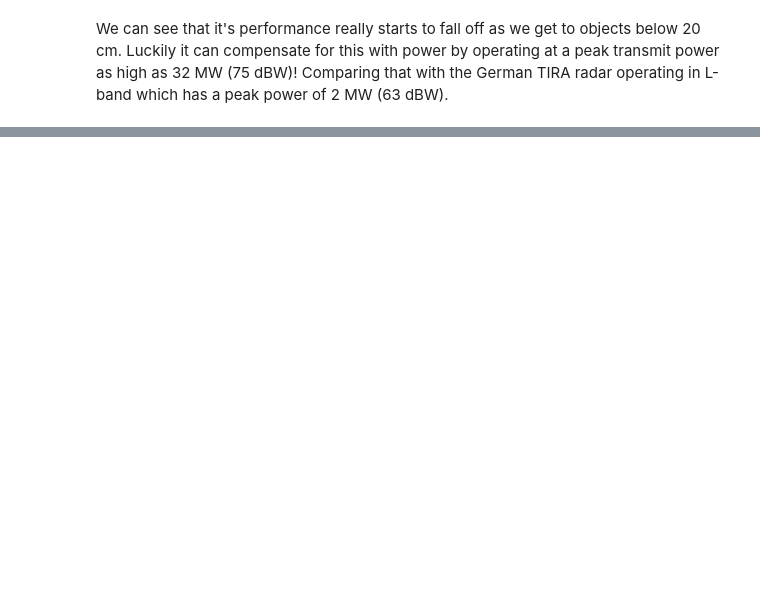
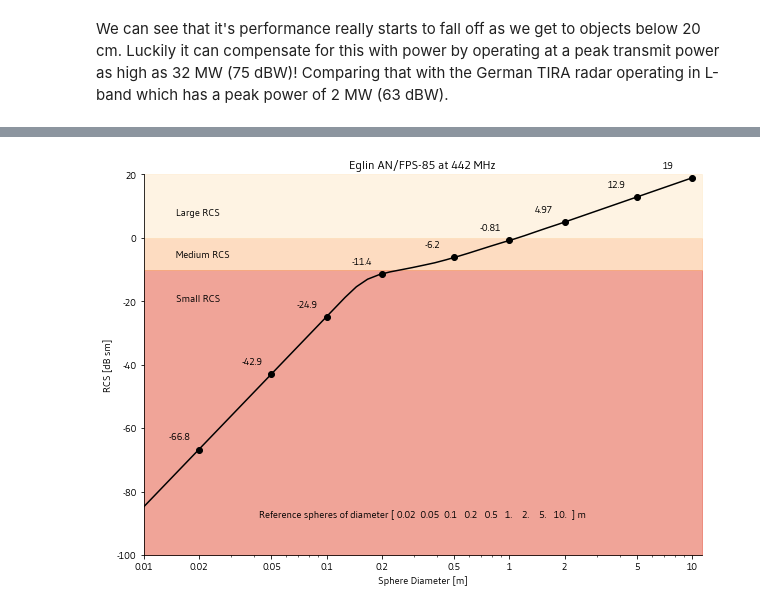
Before and after one commit to Exa-Research/radar-rcs, a Jupyter notebook: RCS Model.ipynb, the cells around one changed output, grey strips where cells are left out. Cells and saved outputs as stored; diff of their text form; code cells hidden in the pictures; blank space fills up the shorter version.

```diff
--- a/RCS Model.ipynb
+++ b/RCS Model.ipynb
@@ -237,0 +249,25 @@ Clearly there are advantages to using a higher frequency radar when we want to o
+# %%
+# Plot the normal Eglin graph
+freq = 442e6
+fig, ax = radar.plot_rcs(freq, title='Eglin AN/FPS-85 at 442 MHz')
+
+# Add in the RCS_SIZE bands
+x_range = ax.get_xlim()
+y_range = ax.get_ylim()
+
+alpha=0.5
+# Small band
+ax.fill_between(x_range, y_range[0], -10, zorder=0, color='#e34a33', alpha=alpha)
+ax.annotate('Small RCS', xy=(0.015, -20))
+
+# Medium band
+ax.fill_between(x_range, -10, 0, zorder=0, color='#fdbb84', alpha=alpha)
+ax.annotate('Medium RCS', xy=(0.015, -6))
+
+# Large band
+ax.fill_between(x_range, 0, y_range[1], zorder=0, color='#fee8c8', alpha=alpha)
+ax.annotate('Large RCS', xy=(0.015, 7))
+
+plt.savefig('eglin_with_rcs_size.png', dpi=300, facecolor='white')
+# %% [output]
+[figure, added]
```
Also changed, not shown: parts of 17 cells of this notebook.
